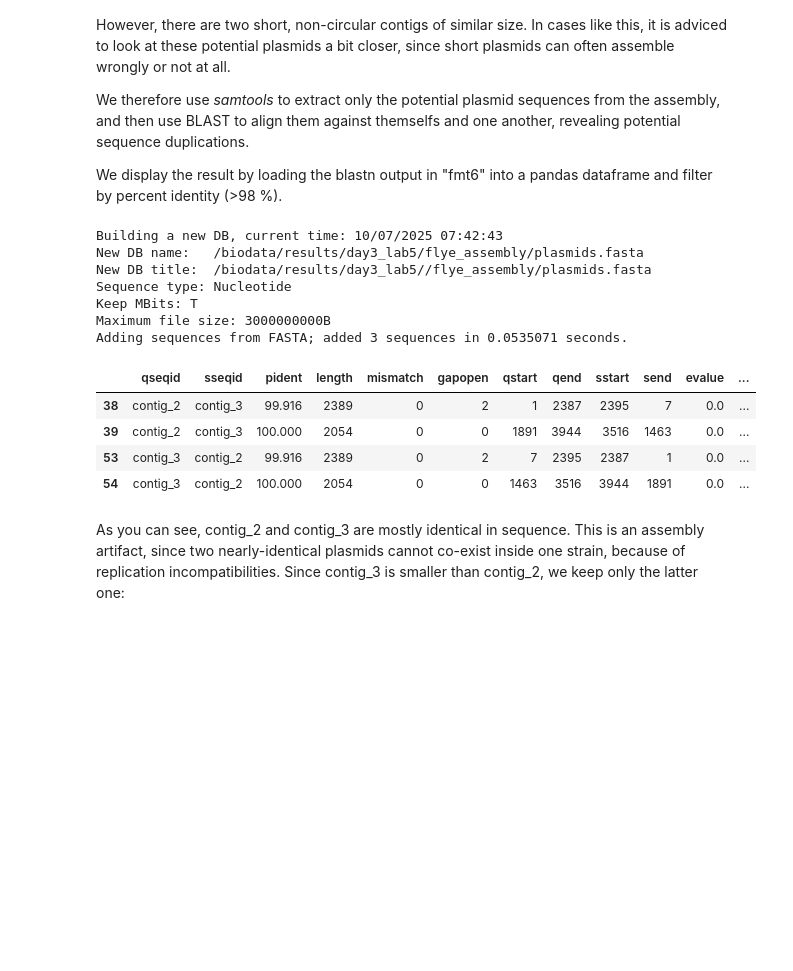
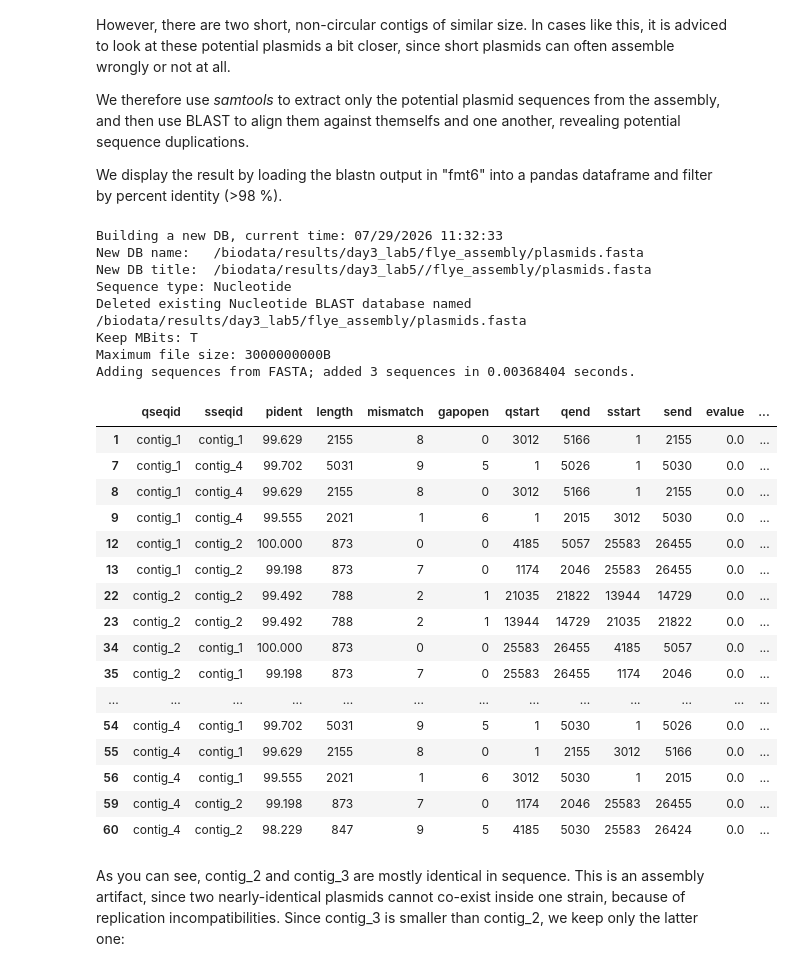
Before and after one commit to schirmer-lab/workshop-microbial-genomics-and-multiomics, a Jupyter notebook: isolate_genome_analysis.ipynb, the cells around one changed output. Drawn from its saved outputs; the diff is of its cells as text; code cells hidden in the pictures; blank space fills up the shorter version.

```diff
--- a/day3_lab5_bacterial_genome_analysis.ipynb
+++ b/isolate_genome_analysis.ipynb
@@ -245,28 +245,45 @@ We therefore use *samtools* to extract only the potential plasmid sequences from
 
 We display the result by loading the blastn output in "fmt6" into a pandas dataframe and filter by percent identity (>98 %).
 # %%
-os.system(f"samtools faidx {results_dir}/flye_assembly/assembly.fasta contig_1 contig_2 contig_3 > {results_dir}/flye_assembly/plasmids.fasta")
+os.system(f"samtools faidx {results_dir}/flye_assembly/assembly.fasta contig_1 contig_2 contig_4 > {results_dir}/flye_assembly/plasmids.fasta")
 os.system(f"makeblastdb -in {results_dir}/flye_assembly/plasmids.fasta -dbtype nucl")
 os.system(f"blastn -query {results_dir}/flye_assembly/plasmids.fasta "
           f"-db {results_dir}/flye_assembly/plasmids.fasta "
           f"-out {results_dir}/flye_assembly/plasmids_blastn.txt "
           f"-outfmt 6")
 df = pd.read_csv(f"{results_dir}/flye_assembly/plasmids_blastn.txt",
                  sep="\t",
                  names=["qseqid", "sseqid", "pident", "length", "mismatch", "gapopen", "qstart", "qend", "sstart", "send", "evalue", "bitscore"])
-df.loc[(df.qseqid != df.sseqid) & (df.pident >= 98) & (df.length >= 1000)]
+df.loc[
+    ~((df.qseqid == df.sseqid) & (df.qstart == 1) & (df.qend == df.length)) &  # full match against self
+    (df.pident >= 98) &
+    (df.length >= 500)
+]
 # %% [output]
-Building a new DB, current time: 10/07/2025 07:42:43
+Building a new DB, current time: 07/29/2026 11:32:33
 New DB name:   /biodata/results/day3_lab5/flye_assembly/plasmids.fasta
 New DB title:  /biodata/results/day3_lab5//flye_assembly/plasmids.fasta
 Sequence type: Nucleotide
+Deleted existing Nucleotide BLAST database named /biodata/results/day3_lab5/flye_assembly/plasmids.fasta
 Keep MBits: T
 Maximum file size: 3000000000B
-Adding sequences from FASTA; added 3 sequences in 0.0535071 seconds.
+Adding sequences from FASTA; added 3 sequences in 0.00368404 seconds.
 |  | qseqid | sseqid | pident | length | mismatch | gapopen | qstart | qend | sstart | send | evalue | ... |
-| 38 | contig_2 | contig_3 | 99.916 | 2389 | 0 | 2 | 1 | 2387 | 2395 | 7 | 0.0 | ... |
-| 39 | contig_2 | contig_3 | 100.000 | 2054 | 0 | 0 | 1891 | 3944 | 3516 | 1463 | 0.0 | ... |
-| 53 | contig_3 | contig_2 | 99.916 | 2389 | 0 | 2 | 7 | 2395 | 2387 | 1 | 0.0 | ... |
-| 54 | contig_3 | contig_2 | 100.000 | 2054 | 0 | 0 | 1463 | 3516 | 3944 | 1891 | 0.0 | ... |
+| 1 | contig_1 | contig_1 | 99.629 | 2155 | 8 | 0 | 3012 | 5166 | 1 | 2155 | 0.0 | ... |
+| 7 | contig_1 | contig_4 | 99.702 | 5031 | 9 | 5 | 1 | 5026 | 1 | 5030 | 0.0 | ... |
+| 8 | contig_1 | contig_4 | 99.629 | 2155 | 8 | 0 | 3012 | 5166 | 1 | 2155 | 0.0 | ... |
+| 9 | contig_1 | contig_4 | 99.555 | 2021 | 1 | 6 | 1 | 2015 | 3012 | 5030 | 0.0 | ... |
+| 12 | contig_1 | contig_2 | 100.000 | 873 | 0 | 0 | 4185 | 5057 | 25583 | 26455 | 0.0 | ... |
+| 13 | contig_1 | contig_2 | 99.198 | 873 | 7 | 0 | 1174 | 2046 | 25583 | 26455 | 0.0 | ... |
+| 22 | contig_2 | contig_2 | 99.492 | 788 | 2 | 1 | 21035 | 21822 | 13944 | 14729 | 0.0 | ... |
+| 23 | contig_2 | contig_2 | 99.492 | 788 | 2 | 1 | 13944 | 14729 | 21035 | 21822 | 0.0 | ... |
+| 34 | contig_2 | contig_1 | 100.000 | 873 | 0 | 0 | 25583 | 26455 | 4185 | 5057 | 0.0 | ... |
+| 35 | contig_2 | contig_1 | 99.198 | 873 | 7 | 0 | 25583 | 26455 | 1174 | 2046 | 0.0 | ... |
+| ... | ... | ... | ... | ... | ... | ... | ... | ... | ... | ... | ... | ... |
+| 54 | contig_4 | contig_1 | 99.702 | 5031 | 9 | 5 | 1 | 5030 | 1 | 5026 | 0.0 | ... |
+| 55 | contig_4 | contig_1 | 99.629 | 2155 | 8 | 0 | 1 | 2155 | 3012 | 5166 | 0.0 | ... |
+| 56 | contig_4 | contig_1 | 99.555 | 2021 | 1 | 6 | 3012 | 5030 | 1 | 2015 | 0.0 | ... |
+| 59 | contig_4 | contig_2 | 99.198 | 873 | 7 | 0 | 1174 | 2046 | 25583 | 26455 | 0.0 | ... |
+| 60 | contig_4 | contig_2 | 98.229 | 847 | 9 | 5 | 4185 | 5030 | 25583 | 26424 | 0.0 | ... |
 # %% [markdown]
 As you can see, contig_2 and contig_3 are mostly identical in sequence. This is an assembly artifact, since two nearly-identical plasmids cannot co-exist inside one strain, because of replication incompatibilities. Since contig_3 is smaller than contig_2, we keep only the latter one:
```
Also changed, not shown: parts of 9 cells of this notebook, 1 other file.
